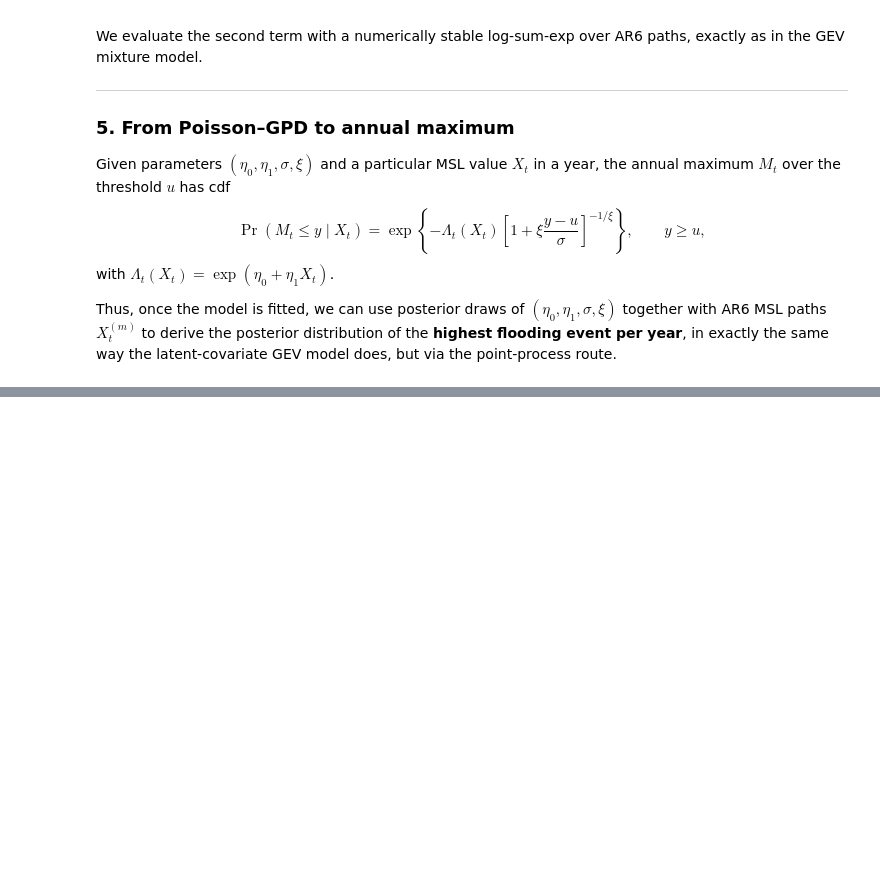
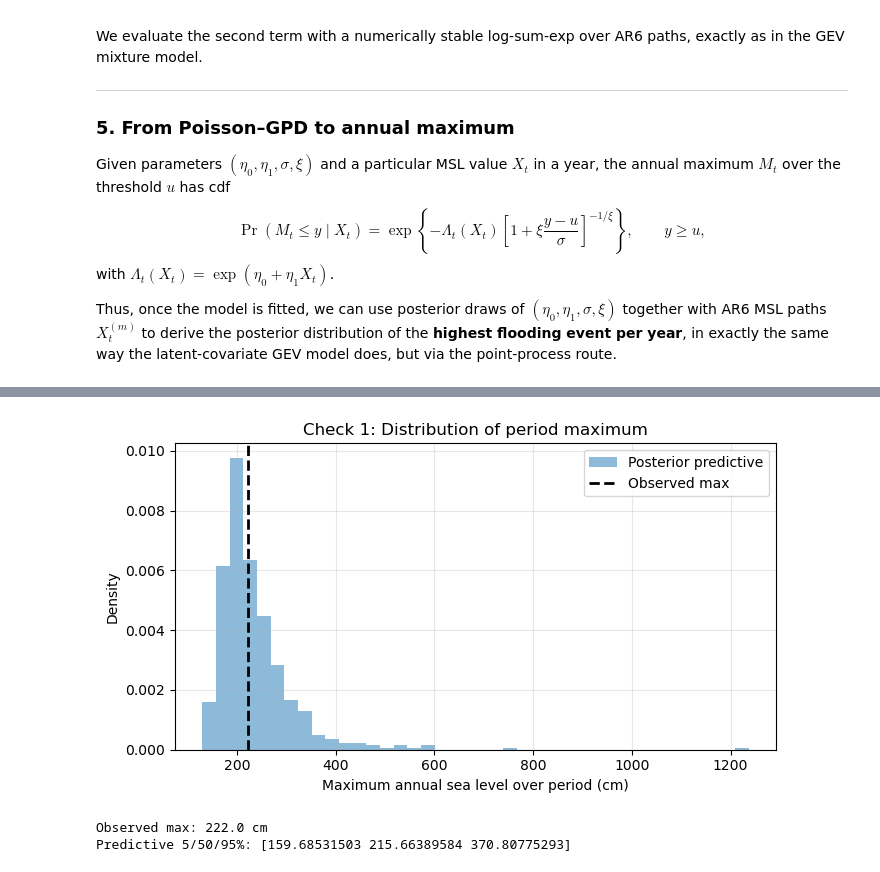
Before and after one commit to joensson12/flood_bandit, a Jupyter notebook: fitting_simulator.ipynb, the cells around one changed output, grey strips where cells are left out. Drawn from its saved outputs; the diff is of its cells as text; code cells hidden in the pictures; blank space fills up the shorter version.

```diff
--- a/fitting_simulator.ipynb
+++ b/fitting_simulator.ipynb
@@ -2650,0 +3130,33 @@ xi      1.004
+# %%
+# CELL 1 – Posterior predictive vs observed *maximum over the whole period*
+
+import numpy as np
+import matplotlib.pyplot as plt
+
+# Convert obs_max to numpy array
+obs_vals = np.asarray(obs_max.values if hasattr(obs_max, "values") else obs_max)
+
+# Observed max over period
+obs_overall_max = obs_vals.max()
+
+# Predictive max over period for each scenario
+pp_overall_max = pred_maxima.max(axis=1)   # shape (n_scenarios,)
+
+plt.figure(figsize=(7, 4))
+plt.hist(pp_overall_max, bins=40, density=True, alpha=0.5, label="Posterior predictive")
+plt.axvline(obs_overall_max, color="k", linestyle="--", linewidth=2, label="Observed max")
+
+plt.xlabel("Maximum annual sea level over period (cm)")
+plt.ylabel("Density")
+plt.title("Check 1: Distribution of period maximum")
+plt.grid(True, alpha=0.3)
+plt.legend()
+plt.tight_layout()
+plt.show()
+
+print(f"Observed max: {obs_overall_max:.1f} cm")
+print(f"Predictive 5/50/95%: {np.percentile(pp_overall_max, [5, 50, 95])}")
+# %% [output]
+[figure, added]
+Observed max: 222.0 cm
+Predictive 5/50/95%: [159.68531503 215.66389584 370.80775293]
```
Also changed, not shown: parts of 14 cells of this notebook, 1 other file.
